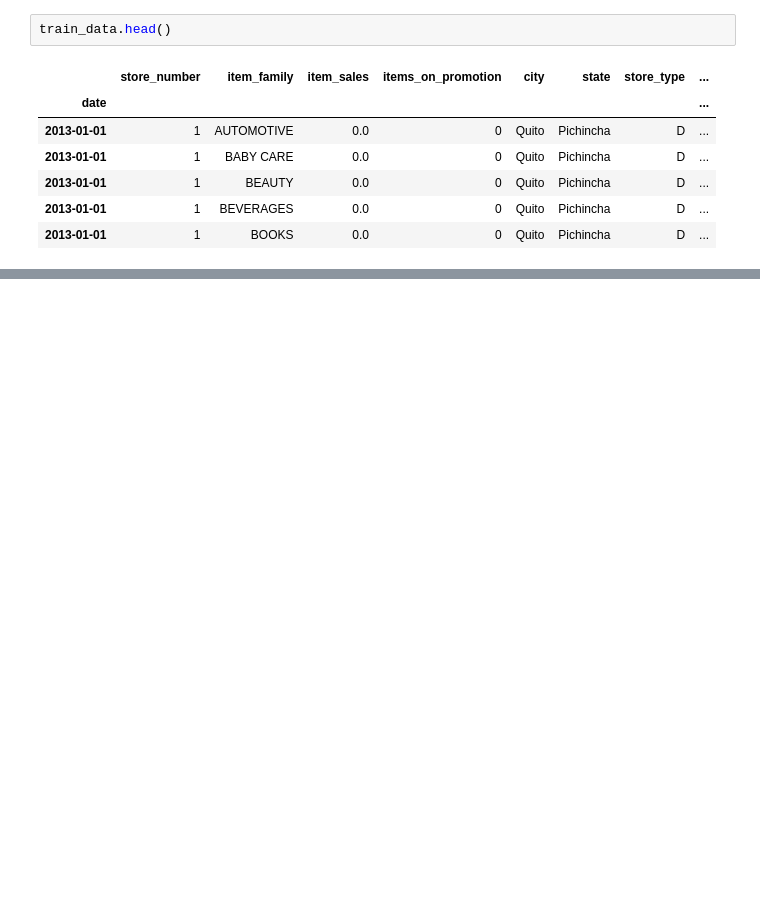
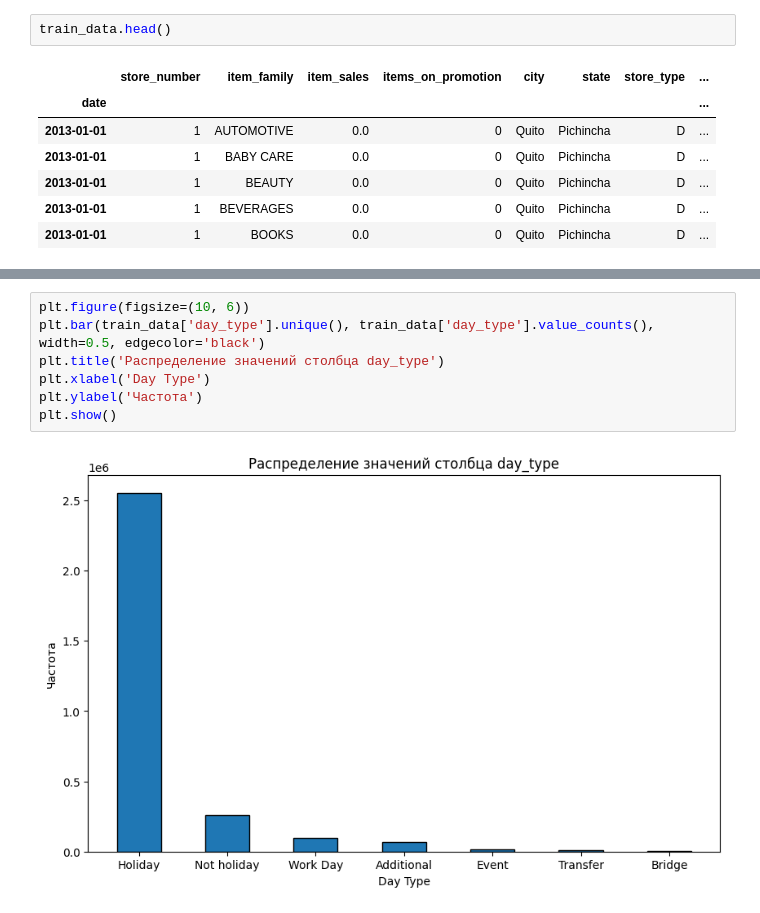
Before and after one commit to StanislavYatsevich/Store_Sales, a Jupyter notebook: Project.ipynb, the cells around one changed output, grey strips where cells are left out. Drawn from its saved outputs; the diff is of its cells as text; blank space fills up the shorter version.

```diff
--- a/Project.ipynb
+++ b/Project.ipynb
@@ -115,0 +353,9 @@ test_data.head()
+# %%
+plt.figure(figsize=(10, 6))
+plt.bar(train_data['day_type'].unique(), train_data['day_type'].value_counts(), width=0.5, edgecolor='black')
+plt.title('Распределение значений столбца day_type')
+plt.xlabel('Day Type')
+plt.ylabel('Частота')
+plt.show()
+# %% [output]
+[figure, added]
```
Also changed, not shown: parts of 35 cells of this notebook.
